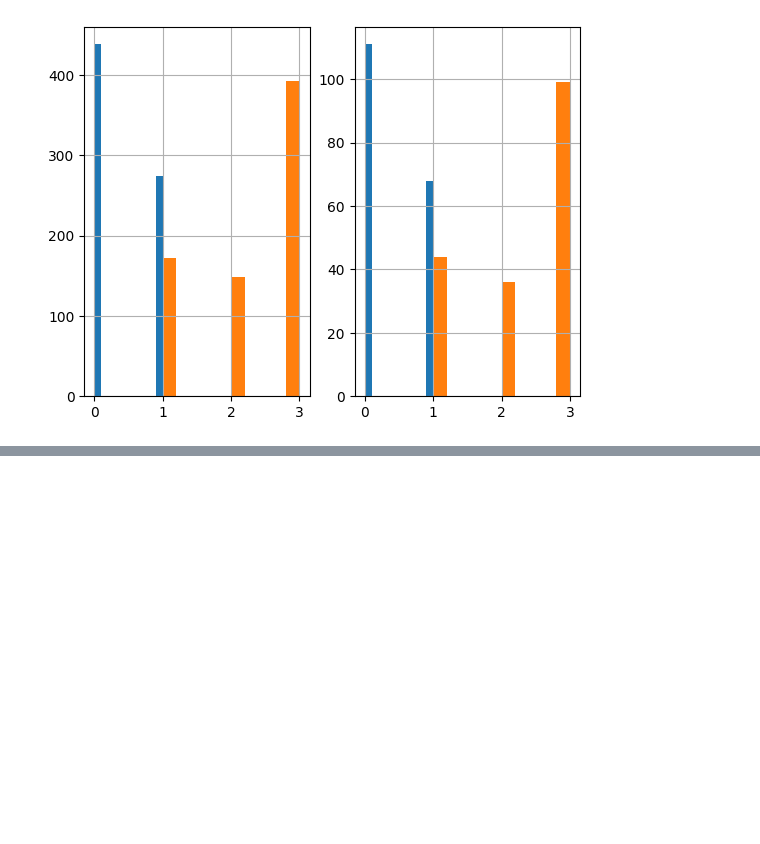
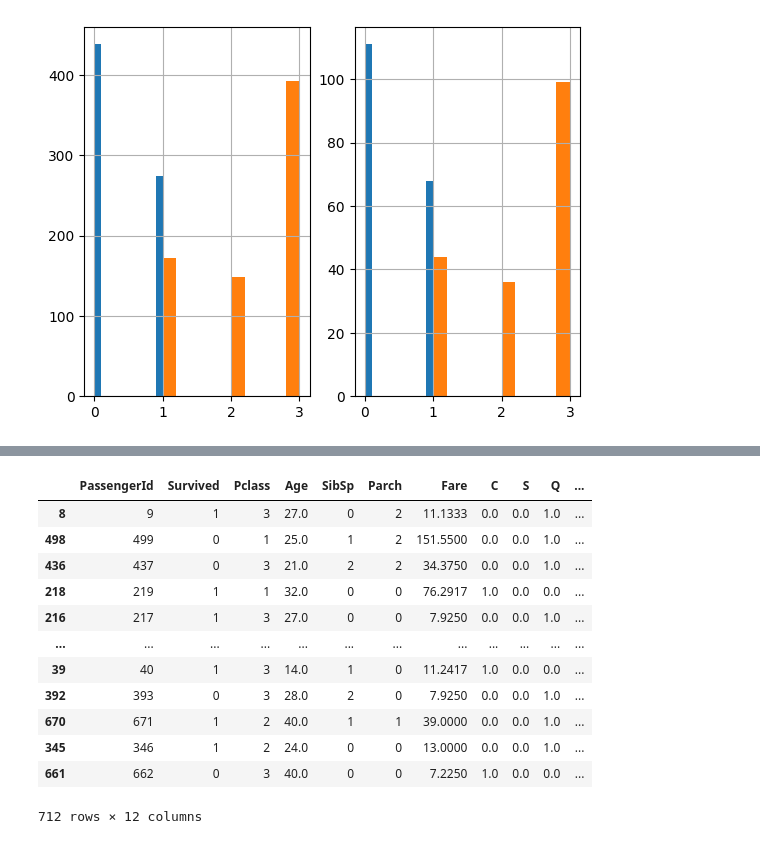
Before and after one commit to Moonipur/ML, a Jupyter notebook: src/structure.ipynb, the cells around one changed output, grey strips where cells are left out. Cells and saved outputs as stored; diff of their text form; code cells hidden in the pictures; blank space fills up the shorter version.

```diff
--- a/src/structure.ipynb
+++ b/src/structure.ipynb
@@ -51,3 +46,30 @@ Data columns (total 12 columns):
  11  Embarked     710 non-null    object
 dtypes: float64(2), int64(5), object(5)
 memory usage: 72.3+ KB
+# %%
+from sklearn.pipeline import Pipeline
+from structure import AgeImputer, FeatureEncoder, FeatureDropper
+
+pipelines = Pipeline([
+    ("ageimputer", AgeImputer()),
+    ("featureencoder", FeatureEncoder()),
+    ("featuredropper", FeatureDropper()),
+])
+# %%
+strat_train_set = pipelines.fit_transform(strat_train_set)
+# %%
+strat_train_set
+# %% [output]
+|  | PassengerId | Survived | Pclass | Age | SibSp | Parch | Fare | C | S | Q | ... |
+| 8 | 9 | 1 | 3 | 27.0 | 0 | 2 | 11.1333 | 0.0 | 0.0 | 1.0 | ... |
+| 498 | 499 | 0 | 1 | 25.0 | 1 | 2 | 151.5500 | 0.0 | 0.0 | 1.0 | ... |
+| 436 | 437 | 0 | 3 | 21.0 | 2 | 2 | 34.3750 | 0.0 | 0.0 | 1.0 | ... |
+| 218 | 219 | 1 | 1 | 32.0 | 0 | 0 | 76.2917 | 1.0 | 0.0 | 0.0 | ... |
+| 216 | 217 | 1 | 3 | 27.0 | 0 | 0 | 7.9250 | 0.0 | 0.0 | 1.0 | ... |
+| ... | ... | ... | ... | ... | ... | ... | ... | ... | ... | ... | ... |
+| 39 | 40 | 1 | 3 | 14.0 | 1 | 0 | 11.2417 | 1.0 | 0.0 | 0.0 | ... |
+| 392 | 393 | 0 | 3 | 28.0 | 2 | 0 | 7.9250 | 0.0 | 0.0 | 1.0 | ... |
+| 670 | 671 | 1 | 2 | 40.0 | 1 | 1 | 39.0000 | 0.0 | 0.0 | 1.0 | ... |
+| 345 | 346 | 1 | 2 | 24.0 | 0 | 0 | 13.0000 | 0.0 | 0.0 | 1.0 | ... |
+| 661 | 662 | 0 | 3 | 40.0 | 0 | 0 | 7.2250 | 1.0 | 0.0 | 0.0 | ... |
+712 rows × 12 columns
```
Also changed, not shown: parts of 13 cells of this notebook, 4 other files.
